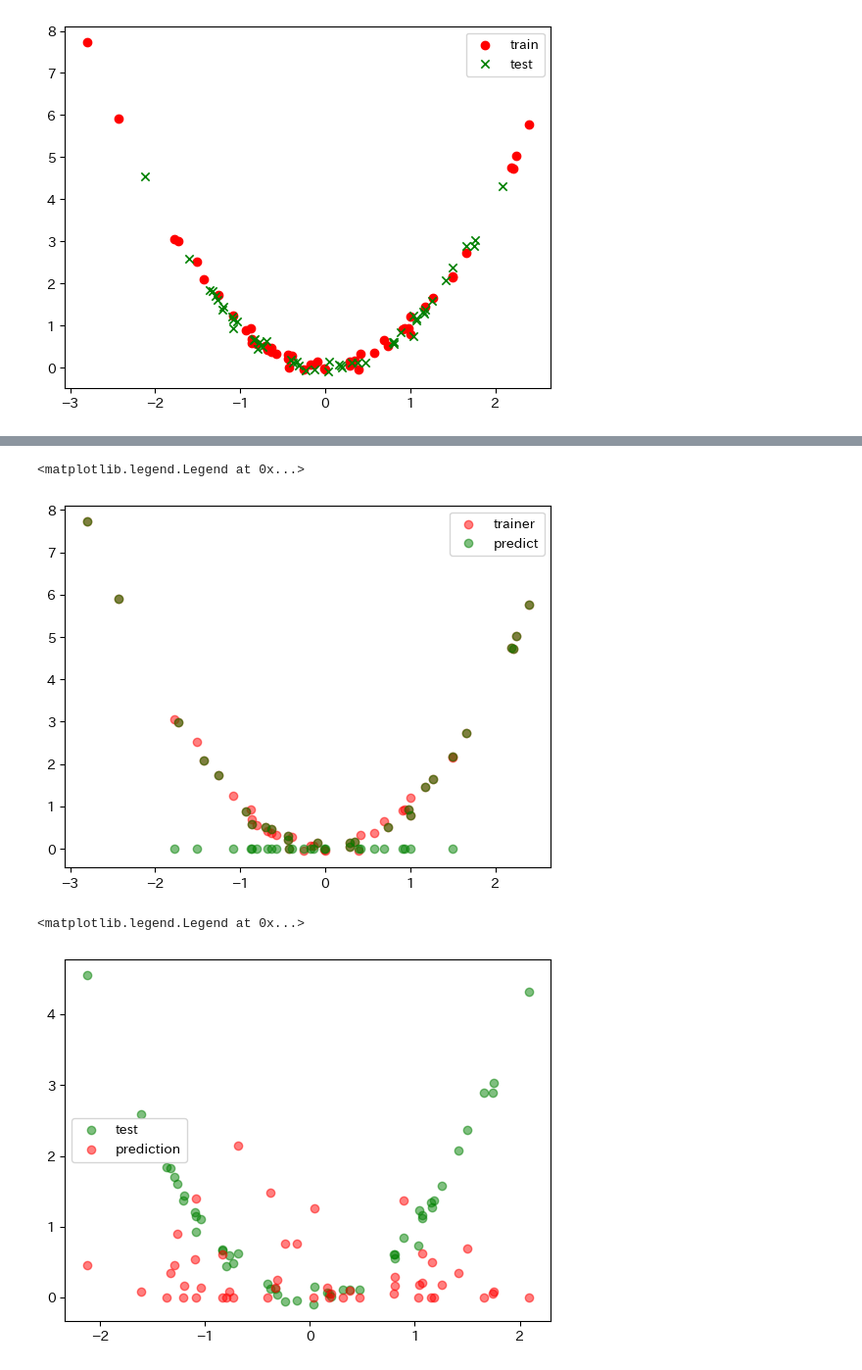
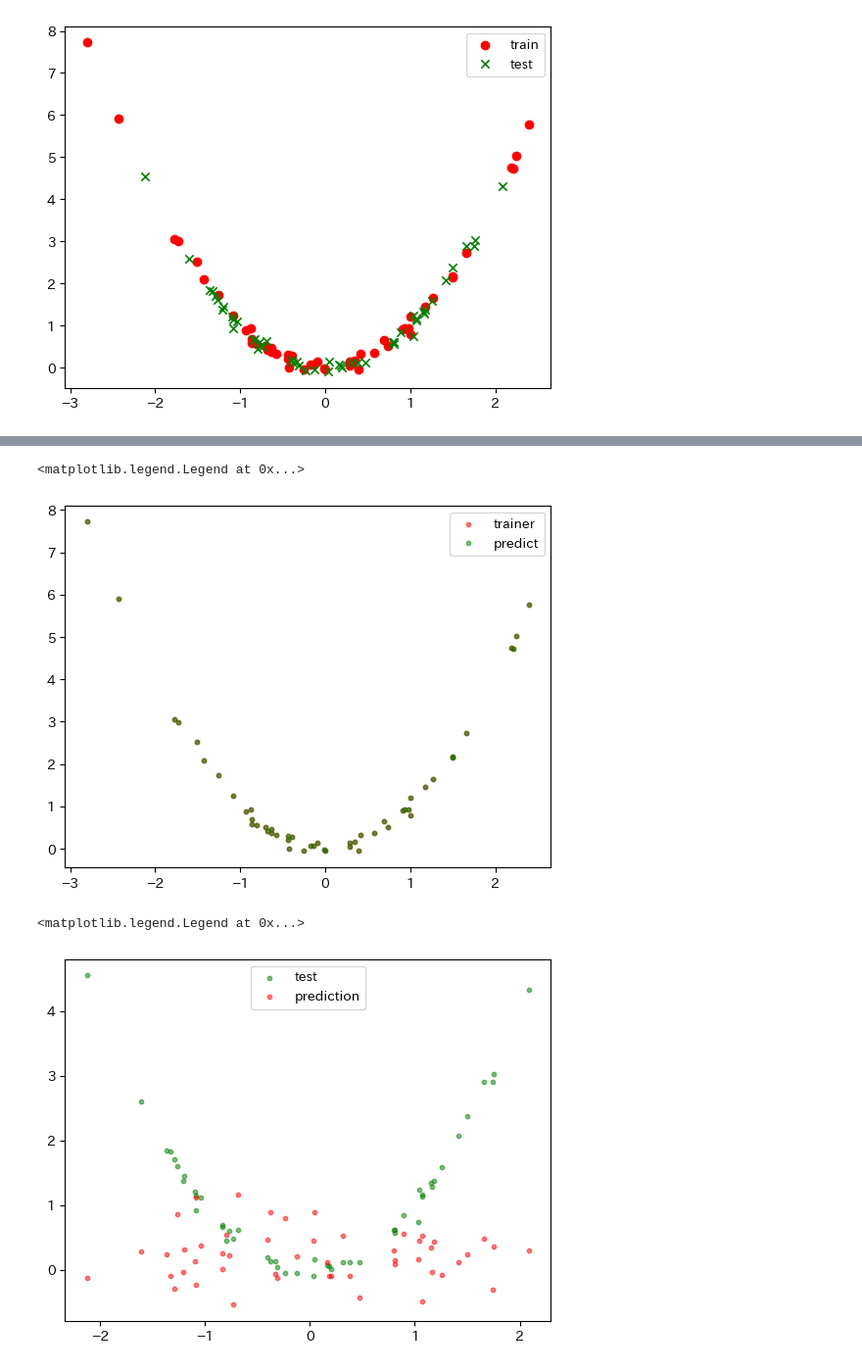
Before and after one commit to Yu5656/machine-learning_101, a Jupyter notebook: torch03.ipynb, the cells around one changed output, grey strips where cells are left out. Shown: that part at 98% size. Drawn from its saved outputs; the diff is of its cells as text; code cells hidden in the pictures.

```diff
--- a/torch03.ipynb
+++ b/torch03.ipynb
@@ -8,17 +6,20 @@ import matplotlib.pyplot as plt
 import japanize_matplotlib
 import torch
 
+N = 100
+M = 500
+
 np.random.seed(123)
-x = np.random.randn(100)
-y = x ** 2 + np.random.randn(100) * 0.1
+x = np.random.randn(N)
+y = x ** 2 + np.random.randn(N) * 0.1
 
 x = torch.tensor(x).float()
 y = torch.tensor(y).float()
 
-x_train = x[:50]
-x_test  = x[50:]
-y_train = y[:50]
-y_test  = y[50:]
+x_train = x[:N // 2]
+x_test  = x[N // 2:]
+y_train = y[:N // 2]
+y_test  = y[N // 2:]
 # %%
 plt.scatter(x_train, y_train, c='r', label='train')
 plt.scatter(x_test, y_test, c='g', marker='x', label='test')
@@ -32,19 +33,17 @@ from torch import nn
 class Net(nn.Module):
     def __init__(self, n_input, n_output):
         super().__init__()
-        l1 = nn.Linear(n_input, 500)
-        l2 = nn.Linear(500, n_output)
         relu = nn.ReLU(inplace=True)
+        # これがレイヤー関数
         self.net = nn.Sequential(
-            l1,
+            nn.Linear(n_input, M),
             relu,
-            l2,
-            relu,
+            nn.Linear(M, n_output),
         )
     def forward(self, x):
         return self.net(x)
 
-net = Net(50, 50)
+net = Net(N // 2, N // 2)
 
 outputs = net(x_train)
 # %%
@@ -129,14 +128,14 @@ plt.plot(history[:, 0], history[:, 1], 'b')
 # %%
-plt.scatter(x_train.data.numpy(), y_train.data.numpy(), c='r', label='trainer', alpha=0.5)
-plt.scatter(x_train.data.numpy(), outputs.data.numpy(), c='g', label='predict', alpha=0.5)
+plt.scatter(x_train.data.numpy(), y_train.data.numpy(), c='r', s=10, label='trainer', alpha=0.5)
+plt.scatter(x_train.data.numpy(), outputs.data.numpy(), c='g', s=10, label='predict', alpha=0.5)
 plt.legend()
 # %% [output]
 <matplotlib.legend.Legend at 0x...>
-[figure, old version]
+[figure, new version]
 # %%
-plt.scatter(x_test.data.numpy(), y_test.data.numpy(), c='g', label='test', alpha=0.5)
-plt.scatter(x_test.data.numpy(), net(x_test).data.numpy(), c='r', label='prediction', alpha=0.5)
+plt.scatter(x_test.data.numpy(), y_test.data.numpy(), c='g', s=10, label='test', alpha=0.5)
+plt.scatter(x_test.data.numpy(), net(x_test).data.numpy(), c='r', s=10, label='prediction', alpha=0.5)
 plt.legend()
 # %% [output]
 <matplotlib.legend.Legend at 0x...>
-[figure, old version]
+[figure, new version]
```
Also changed, not shown: parts of 4 cells of this notebook, 1 other file.
